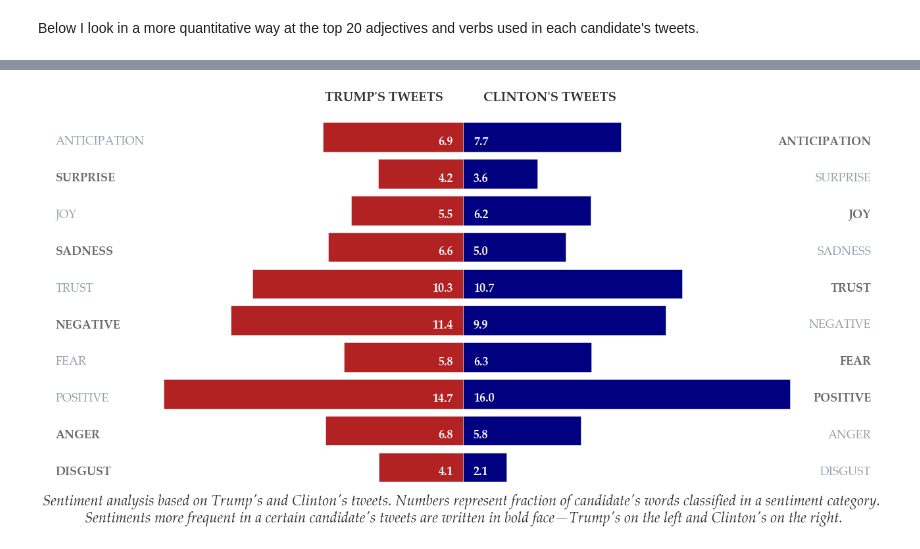
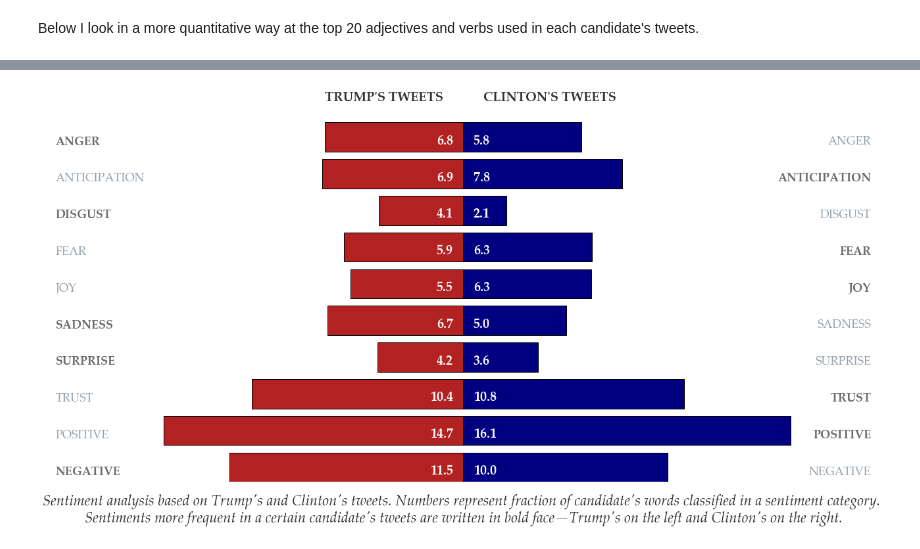
Before and after one commit to gogrean/elect2016, a Jupyter notebook: code/Negativity.ipynb, the cells around one changed output, grey strips where cells are left out. Drawn from its saved outputs; the diff is of its cells as text; code cells hidden in the pictures.

```diff
--- a/code/Negativity.ipynb
+++ b/code/Negativity.ipynb
@@ -99,7 +99,7 @@ def make_corpus(df):
 def tag_corpus(tokenized_corpus, flagged_indices=[], method='stemming'):
     hillary = ['hillary', '-hillary', '-h', "–hillary", "—hillary"]
     stopset = stopwords.words('english')
-    forbidden = ["http", "//", "amp", "una", "gun", "los"] + punctuation_marks
+    forbidden = ["http", "//", "amp", "una", "gun", "los", "que", "las", "arizona", "hardworking"] + punctuation_marks
     tags = st.tag(tokenized_corpus)
     modified_corpus = False
     for i, w in enumerate(tags):
@@ -572,3 +889,18 @@ emo_dict_trump
+# %%
+def move_element(l, w, p):
+    v = [x for x in l if x[0] == w][0]
+    l = [x for x in l if x[0] != w]
+    l.insert(p, v)
+    return l
+
+sorted_emo_dict_trump = sorted(emo_dict_trump.items(), key=lambda x: x[0], reverse=True)
+sorted_emo_dict_clinton = sorted(emo_dict_clinton.items(), key=lambda x: x[0], reverse=True)
+
+sorted_emo_dict_trump = move_element(sorted_emo_dict_trump, "positive", 0)
+sorted_emo_dict_trump = move_element(sorted_emo_dict_trump, "negative", 0)
+
+sorted_emo_dict_clinton = move_element(sorted_emo_dict_clinton, "positive", 0)
+sorted_emo_dict_clinton = move_element(sorted_emo_dict_clinton, "negative", 0)
 # %%
 plt.rcParams.update({'font.size': 15})
 plt.rcParams.update({'xtick.major.size': 10})
@@ -582,40 +914,45 @@ plt.axis('off')
 bar_pos = np.arange(10)
 bar_width = 0.7
 
-plt.barh(bar_pos, emo_dict_clinton.values(), color='navy')
-plt.barh(bar_pos, [-x for x in emo_dict_trump.values()], color='firebrick')
+clinton_keys = [x[0] for x in sorted_emo_dict_clinton]
+trump_keys = [x[0] for x in sorted_emo_dict_trump]
+clinton_vals = [x[1] for x in sorted_emo_dict_clinton]
+trump_vals = [-x[1] for x in sorted_emo_dict_trump]
 
-for pos, emo in zip(bar_pos, emo_dict_clinton.keys()):
+plt.barh(bar_pos, clinton_vals, color='navy')
+plt.barh(bar_pos, trump_vals, color='firebrick')
+
+for pos, emo in zip(bar_pos, clinton_keys):
     if emo_dict_clinton[emo] > emo_dict_trump[emo]:
         tw_right, tw_left = 'black', 'light'
         tc_right, tc_left = 'dimgray', tc
         tal_right, tal_left = 1., 0.75
     elif emo_dict_clinton[emo] < emo_dict_trump[emo]:
         tw_right, tw_left = 'light', 'black'
         tc_right, tc_left = tc, 'dimgray'
         tal_right, tal_left = 0.75, 1.0
     else:
         tw_right, tw_left = 'black', 'black'
         tc_right, tc_left = 'dimgray', 'dimgray'
         tal_right, tal_left = 1.0, 1.0
     plt.text(20, pos+0.1, emo.upper(), va='bottom', ha='right',
              color=tc_right, fontsize=18, weight=tw_right, alpha=tal_right, **pfont)
     plt.text(-20, pos+0.1, emo.upper(), va='bottom', ha='left',
              color=tc_left, fontsize=18, weight=tw_left, alpha=tal_left, **pfont)
     plt.text(0.5, pos+0.1, "%.1f" % emo_dict_clinton[emo], weight='black', va='bottom',
-             ha='left', color='white', fontsize=18, **pfont)
+             ha='left', color='white', fontsize=20, **pfont)
     plt.text(-0.5, pos+0.1, "%.1f" % emo_dict_trump[emo], weight='black', va='bottom',
-             ha='right', color='white', fontsize=18, **pfont)
+             ha='right', color='white', fontsize=20, **pfont)
 
 plt.text(1, 10.4, "CLINTON'S TWEETS", fontsize=20, ha='left', alpha=0.8, weight='heavy', **pfont)
 plt.text(-1, 10.4, "TRUMP'S TWEETS", fontsize=20, ha='right', alpha=0.8, weight='heavy', **pfont)
 plt.text(0, -1.1, """Sentiment analysis based on Trump's and Clinton's tweets. Numbers represent fraction of candidate's words classified in a sentiment category.
 Sentiments more frequent in a certain candidate's tweets are written in bold face—Trump's on the left and Clinton's on the right.""",
          fontsize=22, alpha=0.8,
          ha='center', style='italic', **pfont)
 
 plt.xlim([-18,18])
 
 plt.savefig("../figs/positive_vs_negative.pdf")
 # %% [output]
-[figure, old version]
+[figure, new version]
```
Also changed, not shown: parts of 14 cells of this notebook.
